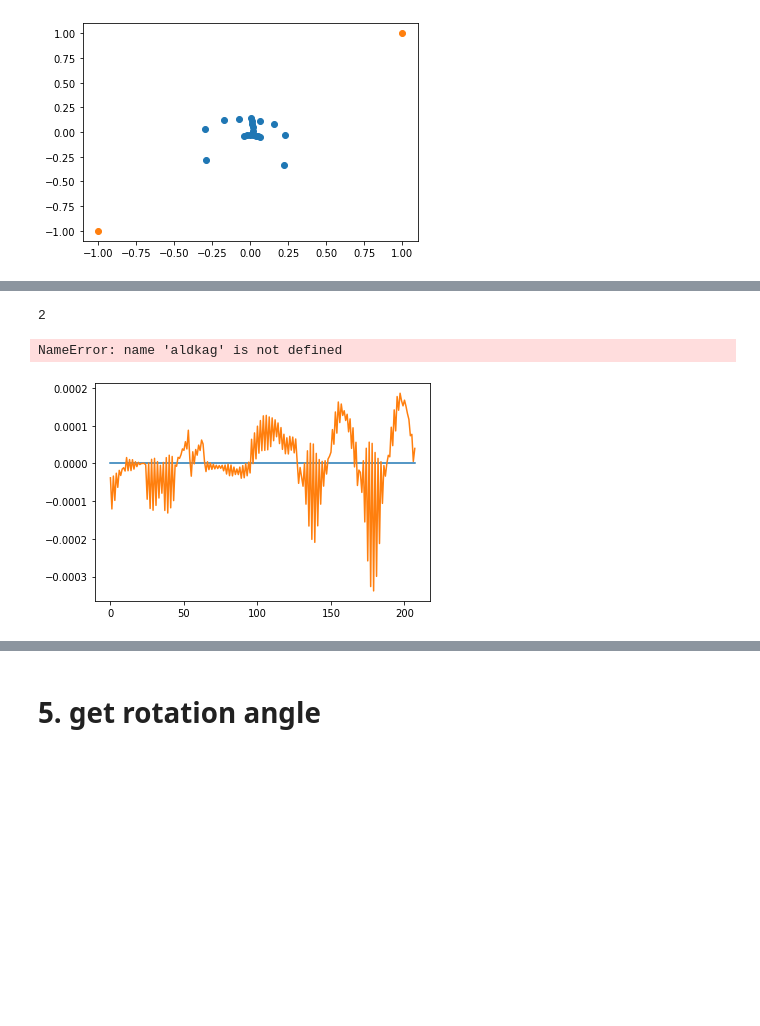
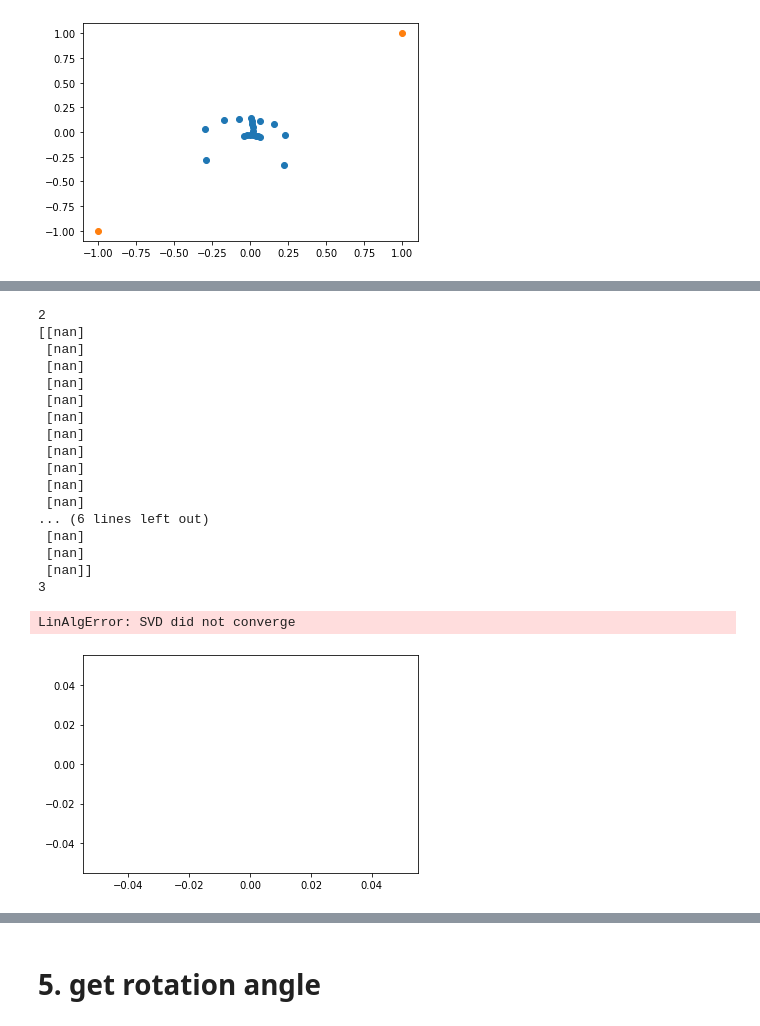
Before and after one commit to EvanSamaa/Motion_Paint, a Jupyter notebook: facial_landmarks_py/Facial normalization test.ipynb, the cells around one changed output, grey strips where cells are left out. Drawn from its saved outputs; the diff is of its cells as text; code cells hidden in the pictures; blank space fills up the shorter version.

```diff
--- a/facial_landmarks_py/Facial normalization test.ipynb
+++ b/facial_landmarks_py/Facial normalization test.ipynb
@@ -24,7 +24,8 @@ FileNotFoundError: [WinError 3] The system cannot find the path specified: '/Vol
 # %% [markdown]
 # Input block
 # %%
-lmPath = "F:/MASC/Motion_paint/example_videos/Child_in_time_2/raw_mediapipe_landmark.npy"
+# lmPath = "F:/MASC/Motion_paint/example_videos/Child_in_time_2/raw_mediapipe_landmark.npy"
+lmPath = "/Volumes/EVAN_DISK/MASC/Motion_paint/example_videos/Child_in_time_2/raw_mediapipe_landmark.npy"
 # lmPath = "E:/Facial Feature Motion Clip/rollingInTheDeep/raw_mediapipe_landmark.npy"
 # lmPath = "/Volumes/KINGSTON/csc2521/raw_mediapipe_landmark.npy"
 # outputPath = "/Volumes/EVAN_DISK/emp/child_in_time_motion.json"
@@ -702,0 +669,15 @@ print(np.linalg.det(cov_v))
+# %%
+v_t = V_flat[1]
+z_t = Z_flat[1]
+N_sample = 5
+for i in range(0, 1):
+    noise = np.random.multivariate_normal(np.zeros(Z_flat[0, :, 0].shape), cov_n, N_sample)
+    noise = np.expand_dims(noise, axis=2)
+    v_t = A @ v_t
+    v_t = np.expand_dims(v_t, axis=0)
+    v_t = v_t + noise
+    for k in range(0, N_sample):
+#         plt.plot(v_t[k, :, 0])
+        z_t = (1 - v_t[k].T @ v_t[k]) * z_t + v_t[k]
+        z_t_plot = z_t.reshape(Z[0].shape)
+        plt.scatter(z_t_plot[:, 0], -z_t_plot[:, 1])
@@ -703,6 +686,6 @@ print(np.linalg.det(cov_v))
 # %%
 np.random.seed(1)
-N = 1000
+N_sample = 1000
 T, K_by_2, _ = Z_flat.shape
 Z_state = np.zeros(Z_flat.shape)
 V_state = np.zeros(Z_flat.shape)
@@ -713,87 +696,99 @@ c_state = np.zeros(Z_flat.shape)
 ################################################
 
 # generate particles
-v_sample = np.random.multivariate_normal(np.zeros(Z_flat[0, :, 0].shape), cov_v, N)
-# plt.plot(v_sample.mean(axis=0), label="mean of sample")
+v_sample = np.random.multivariate_normal(np.zeros(Z_flat[0, :, 0].shape), cov_v, N_sample)
 v_sample = np.expand_dims(v_sample, axis=1)
 # obtain the observed shape velocity from shape
 v_observed = (np.eye(K_by_2) - Z_flat[0, :] @  Z_flat[0, :].T) @ Z_flat[0, :]
 v_observed = np.expand_dims(v_observed, 0)
 # use similarity score to estimate weight
-weight = v_sample @ v_observed[0] / (np.linalg.norm(v_observed[0:1],axis=1,keepdims=True) * np.linalg.norm(v_sample, axis=1,keepdims=True))
+weight = v_sample @ v_observed[0] / (np.linalg.norm(v_observed[0:1],axis=1,keepdims=True) * np.linalg.norm(v_sample, axis=2,keepdims=True))
 # normalize weight to 1
+weight = np.exp(weight)
 weight = weight / weight.sum()
 # compute expected value of shape velocity
 v_0 = (v_sample * weight).sum(axis=0)
 # can do more iteration of sampling -> compute expected value if needed
 # next_sample = np.random.choice(samples, weights) # this allows us to sample from a re-weighted distribution
-# plt.plot(v_0[0])
+# plt.plot(v_0[:, 0])
+# plt.plot(v_observed[0, :, 0])
 Z_state[0] = np.sqrt(1 - v_0 @ v_0.T) * Z_flat[0] + v_0.T
 V_state[0] = v_0.T
 
 # using observed value for Z, V and C
 Z_state[0] = Z_flat[0]
-V_state[0] = (np.eye(K_by_2) - Z_state[0] @ Z_state[0].T) @ Z_flat[0]
+# V_state[0] = (np.eye(K_by_2) - Z_state[0] @ Z_state[0].T) @ Z_flat[0]
 T_z_im1 = (np.eye(K_by_2) - Z_state[0] @ Z_state[0].T) @ (np.eye(K_by_2) - np.ones((K_by_2, 1)) @ np.ones((1, K_by_2))/K_by_2)
 U, _, _ = np.linalg.svd(T_z_im1)
 c_state[0] = U @ Z_state[0]
-
-plt.plot(v_observed[0, :, 0])
-plt.plot(v_sample.mean(axis=0)[0])
 ################################################
 #################### t = 1 #####################
 ################################################
 
-v_sample = np.random.multivariate_normal((A @ V_state[0])[:, 0], cov_n, N)
-v_sample = np.expand_dims(v_sample, axis=1)
+v_sample = np.random.multivariate_normal((A @ V_state[0])[:, 0], cov_n, N_sample)
+v_sample = np.expand_dims(v_sample, axis=1) # shape is (N_sample, 1, N x k)
 # obtain the observed shape velocity from shape
 v_observed = (np.eye(K_by_2) - Z_state[0, :] @  Z_state[0, :].T) @ Z_flat[1, :]
-v_observed = np.expand_dims(v_observed, 0)
+v_observed = np.expand_dims(v_observed, 0) # shape is (1, N x k ,1)
 # use similarity score to estimate weight
-weight = v_sample @ v_observed[0] / (np.linalg.norm(v_observed,axis=1,keepdims=True) * np.linalg.norm(v_sample, axis=1,keepdims=True))
+weight = v_sample @ v_observed[0] / (np.linalg.norm(v_observed,axis=1,keepdims=True) * np.linalg.norm(v_sample, axis=2,keepdims=True))
 # normalize weight to 1
+weight = np.exp(weight)
 weight = weight / weight.sum()
 # compute expected value of shape velocity
 v_0 = (v_sample * weight).sum(axis=0)
 Z_state[1] = np.sqrt(max(0, 1 - v_0 @ v_0.T)) * Z_flat[0] + v_0.T
 V_state[1] = v_0.T
 T_z_im1 = (np.eye(K_by_2) - Z_state[0] @ Z_state[0].T) @ (np.eye(K_by_2) - np.ones((K_by_2, 1)) @ np.ones((1, K_by_2))/K_by_2)
 U, _, _ = np.linalg.svd(T_z_im1)
 c_state[1] = U @ Z_state[1]
-
-# print(v_sample.shape)
-# plt.plot(V_state[1][:, 0])
-# plt.plot(v_sample.mean(axis=0)[0])
-# plt.show()
 ################################################
 #################### t >= 2 ####################
 ################################################
 
 for i in range(2, T):
     print(i)
     T_z_im1 = (np.eye(K_by_2) - Z_state[i-1] @ Z_state[i-1].T) @ (np.eye(K_by_2) - np.ones((K_by_2, 1)) @ np.ones((1, K_by_2))/K_by_2)
     U_im1, _, _ = np.linalg.svd(T_z_im1)
     T_z_im2 = (np.eye(K_by_2) - Z_state[i-2] @ Z_state[i-2].T) @ (np.eye(K_by_2) - np.ones((K_by_2, 1)) @ np.ones((1, K_by_2))/K_by_2)
     U_im2, _, _ = np.linalg.svd(T_z_im2)
     A_c_t = U_im1.T @ A @ U_im2
     cov_c_t = U_im1.T @ cov_n @ U_im2
 
-    c_sample = np.random.multivariate_normal((A_c_t @ c_state[i-1])[:, 0], cov_c_t, N)
+    c_sample = np.random.multivariate_normal((A_c_t @ c_state[i-1])[:, 0], cov_c_t, N_sample)
     c_sample = np.expand_dims(c_sample, axis=1)
 
     c_observed = U_im1.T @ Z_flat[i, :]
     c_observed = np.expand_dims(c_observed, 0)
     # use similarity score to estimate weight
-    weight = c_sample @ c_observed[0] / (np.linalg.norm(v_observed,axis=1,keepdims=True) * np.linalg.norm(v_sample, axis=1,keepdims=True))
+    weight = c_sample @ c_observed[0] / (np.linalg.norm(v_observed,axis=1,keepdims=True) * np.linalg.norm(v_sample, axis=2,keepdims=True))
     # normalize weight to 1
+    weight = np.exp(weight)
     weight = weight / weight.sum()
     c_t = (c_sample * weight).sum(axis=0)
     c_state[i] = c_t.T
     V_state[i] = U_im1 @ c_state[i]
-    Z_state[i] = np.sqrt(max(0, 1 - v_0 @ v_0.T)) * Z_state[i-1] + V_state[i]
-
-    aldkag[2]
+    Z_state[i] = np.sqrt(1 - V_state[i].T @ V_state[i]) * Z_state[i-1] + V_state[i]
+    print(Z_state[i])
+    z_t_plot = Z_state[i].reshape(Z[0].shape)
+    plt.scatter(z_t_plot[:, 0], -z_t_plot[:, 1])
 # %% [output]
 2
+[[nan]
+ [nan]
+ [nan]
+ [nan]
+ [nan]
+ [nan]
+ [nan]
+ [nan]
+ [nan]
+ [nan]
+ [nan]
+... (6 lines left out)
+ [nan]
+ [nan]
+ [nan]]
+3
-NameError: name 'aldkag' is not defined
+LinAlgError: SVD did not converge
-[figure, old version]
+[figure, new version]
```
Also changed, not shown: parts of 10 cells of this notebook.
